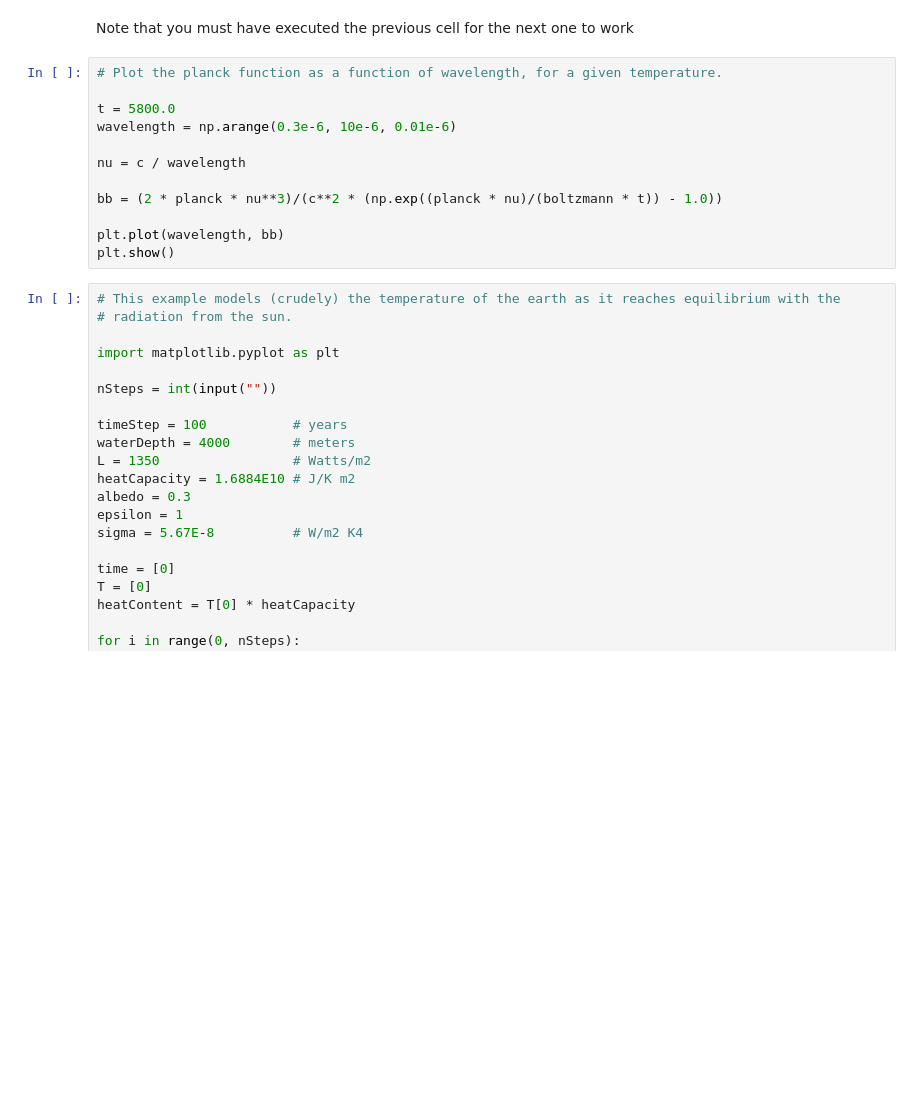
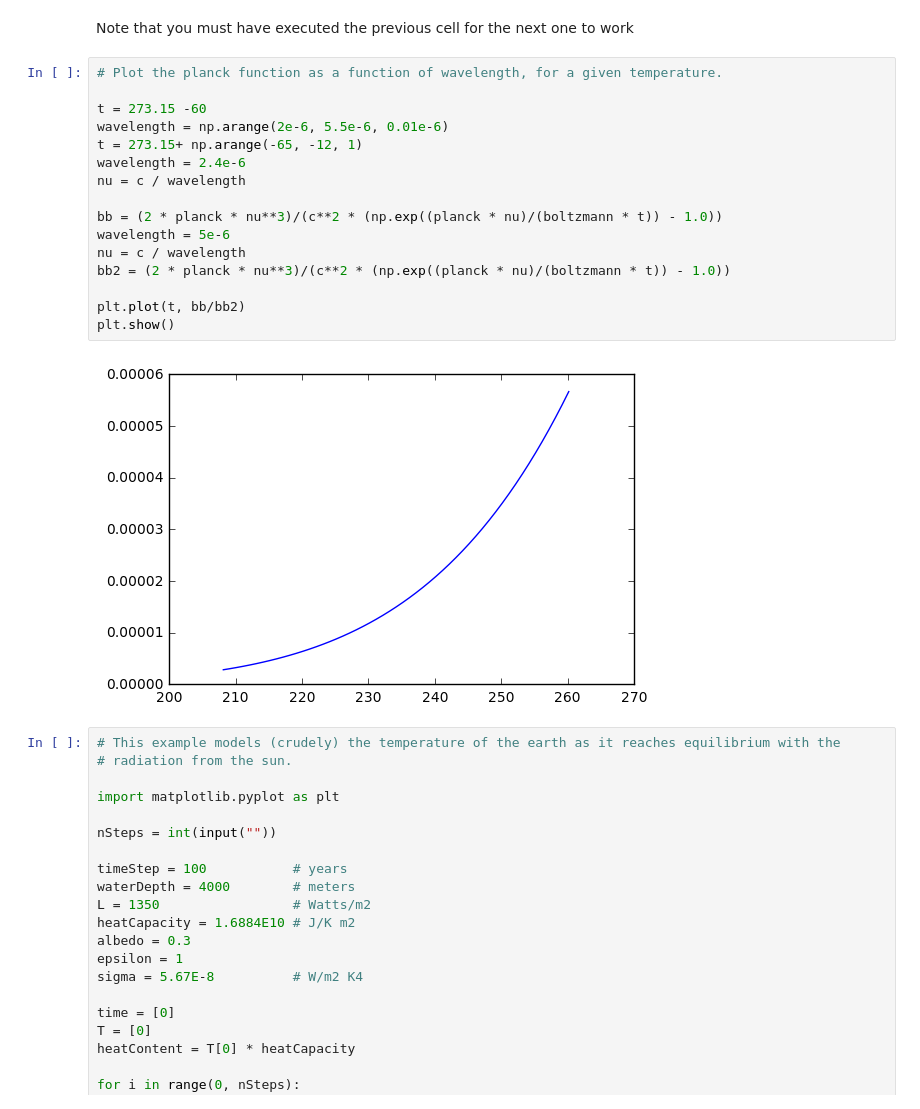
Before and after one commit to phys3112/intro, a Jupyter notebook: intro.ipynb, the cells around one changed output. Cells and saved outputs as stored; diff of their text form; blank space fills up the shorter version.

```diff
--- a/intro.ipynb
+++ b/intro.ipynb
@@ -369,15 +373,21 @@ Note that you must have executed the previous cell for the next one to work
 # %%
 # Plot the planck function as a function of wavelength, for a given temperature.
 
-t = 5800.0
-wavelength = np.arange(0.3e-6, 10e-6, 0.01e-6)
-
+t = 273.15 -60
+wavelength = np.arange(2e-6, 5.5e-6, 0.01e-6)
+t = 273.15+ np.arange(-65, -12, 1)
+wavelength = 2.4e-6
 nu = c / wavelength
 
 bb = (2 * planck * nu**3)/(c**2 * (np.exp((planck * nu)/(boltzmann * t)) - 1.0))
+wavelength = 5e-6
+nu = c / wavelength
+bb2 = (2 * planck * nu**3)/(c**2 * (np.exp((planck * nu)/(boltzmann * t)) - 1.0))
 
-plt.plot(wavelength, bb)
+plt.plot(t, bb/bb2)
 plt.show()
+# %% [output]
+[figure, added]
 # %%
 # This example models (crudely) the temperature of the earth as it reaches equilibrium with the
 # radiation from the sun.
```
Also changed, not shown: parts of 1 cell of this notebook, 6 other files.
